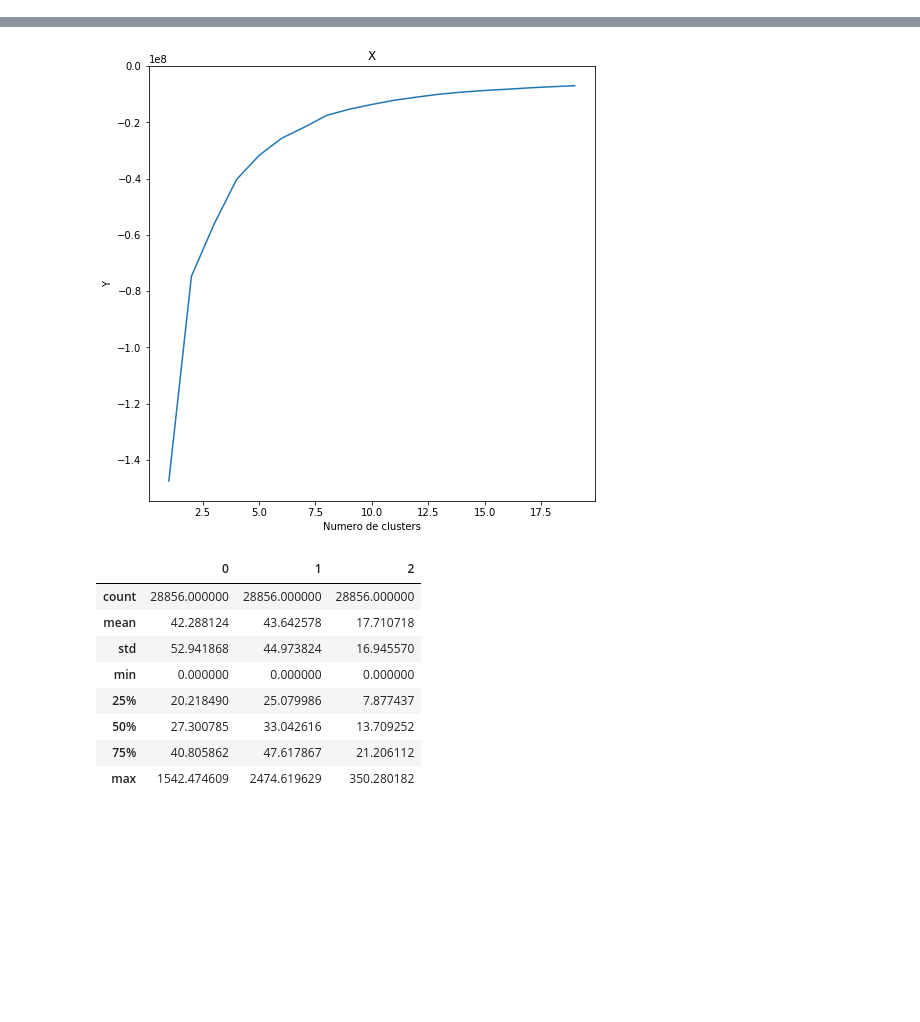
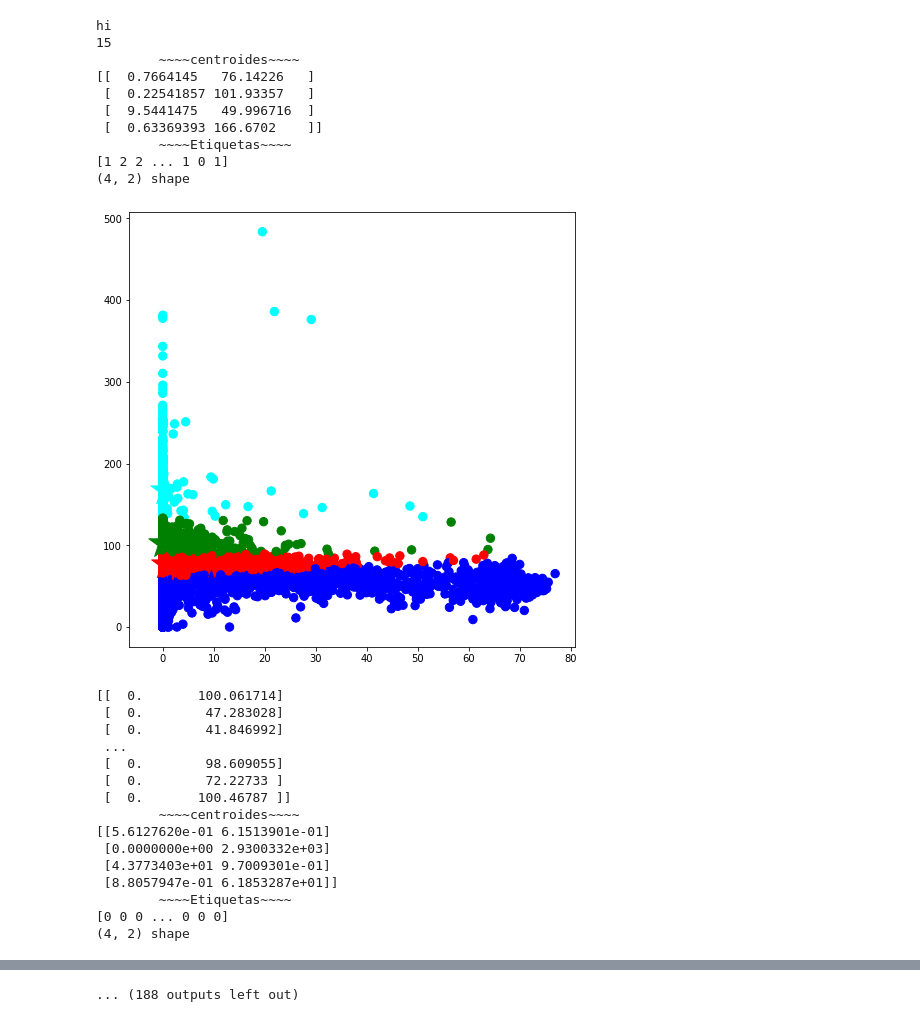
Before and after one commit to texsmv/analysis_social_spatial_airbnb, a Jupyter notebook: pruebas marga/kmeans.ipynb, the cells around one changed output, grey strips where cells are left out. Cells and saved outputs as stored; diff of their text form; code cells hidden in the pictures; blank space fills up the shorter version.

```diff
--- a/pruebas marga/kmeans.ipynb
+++ b/pruebas marga/kmeans.ipynb
@@ -12,11 +12,11 @@ from mpl_toolkits.mplot3d import Axes3D
 plt.rcParams['figure.figsize'] = (8,8)
 
 def kmeans(x,k,colores,dim):
-    kmeans = KMeans(n_clusters=k).fit(X)
+    kmeans = KMeans(n_clusters=k).fit(x)
     centroids = kmeans.cluster_centers_
     print("\t~~~~centroides~~~~")
     print(centroids)
-    labels = kmeans.predict(X)
+    labels = kmeans.predict(x)
     print("\t~~~~Etiquetas~~~~")
     print(labels)
     # Getting the cluster centers
@@ -28,10 +28,10 @@ def kmeans(x,k,colores,dim):
     fig = plt.figure()
     if dim == 3:
         ax = Axes3D(fig)
-        ax.scatter(X[:, 0], X[:, 1], X[:, 2], c=asignar,s=60)
+        ax.scatter(x[:, 0], x[:, 1], x[:, 2], c=asignar,s=60)
         ax.scatter(C[:, 0], C[:, 1], C[:, 2], marker='*', c=colores, s=1000) #centroides
     elif dim ==2:
-        plt.scatter(X[:, 0], X[:, 1], c=asignar, s=70)
+        plt.scatter(x[:, 0], x[:, 1], c=asignar, s=70)
         plt.scatter(C[:, 0], C[:, 1], marker='*', c=colores, s=1000)
         plt.show()
 # %%
@@ -86,8 +64,9 @@ kmeans(X,4,colores,3)
 # %%
 import pickle
-infile = open('todo2.pk','rb')
+infile = open('todo.pk','rb')
 data_re = pickle.load(infile)
 infile.close()
 print(data_re)
 data_re.shape
+len(data_re[0])
 # %% [output]
@@ -101,0 +87,50 @@ data_re.shape
+# %%
+def matrix(data):
+    print ("hi")
+    data = np.array(data)
+
+
+    size = len(data[0])
+    print(size)
+    colores=['red','green','blue','cyan']
+    for i in range (size-1):
+#         print(data[:,i:i+1])
+        for j in range(i+1,size):
+            X = np.concatenate((data[:,i:i+1],data[:,j:j+1]),axis=1)
+            kmeans(X,4,colores,2)
+            print(X)
+        print("-----")
+
+m = [[1,4,20,30],[2,5,21,31],[3,6,22,32],[3,6,22,32]]
+matrix(data_re)
+
+# m = np.array(m)
+
+# m[:,1:2]
+# %% [output]
+hi
+15
+        ~~~~centroides~~~~
+[[  0.7664145   76.14226   ]
+ [  0.22541857 101.93357   ]
+ [  9.5441475   49.996716  ]
+ [  0.63369393 166.6702    ]]
+        ~~~~Etiquetas~~~~
+[1 2 2 ... 1 0 1]
+(4, 2) shape
+[figure, added]
+[[  0.       100.061714]
+ [  0.        47.283028]
+ [  0.        41.846992]
+ ...
+ [  0.        98.609055]
+ [  0.        72.22733 ]
+ [  0.       100.46787 ]]
+        ~~~~centroides~~~~
+[[5.6127620e-01 6.1513901e-01]
+ [0.0000000e+00 2.9300332e+03]
+ [4.3773403e+01 9.7009301e-01]
+ [8.8057947e-01 6.1853287e+01]]
+        ~~~~Etiquetas~~~~
+[0 0 0 ... 0 0 0]
+(4, 2) shape
@@ -102,22 +202,11 @@ data_re.shape
+... (188 outputs left out)
 # %%
 # data_re[:,:3].shape
 X = data_re
 
-testClusters(20,X)
+# testClusters(20,X)
-# %% [output]
-[figure, removed]
 # %%
-pd.DataFrame(X).describe()
+# pd.DataFrame(X).describe()
-# %% [output]
-|  | 0 | 1 | 2 |
-| count | 28856.000000 | 28856.000000 | 28856.000000 |
-| mean | 42.288124 | 43.642578 | 17.710718 |
-| std | 52.941868 | 44.973824 | 16.945570 |
-| min | 0.000000 | 0.000000 | 0.000000 |
-| 25% | 20.218490 | 25.079986 | 7.877437 |
-| 50% | 27.300785 | 33.042616 | 13.709252 |
-| 75% | 40.805862 | 47.617867 | 21.206112 |
-| max | 1542.474609 | 2474.619629 | 350.280182 |
 # %%
 #Processando 3
 # dataframe = pd.read_csv(r"caracteristicas.csv")
```
Also changed, not shown: parts of 9 cells of this notebook, 2 other files.
